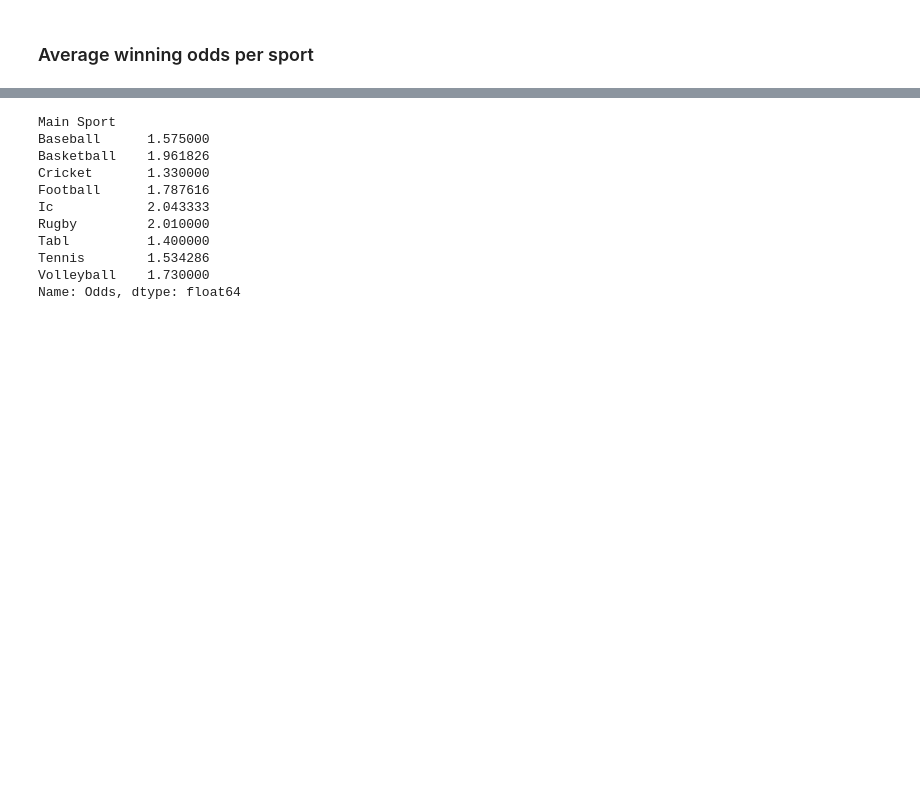
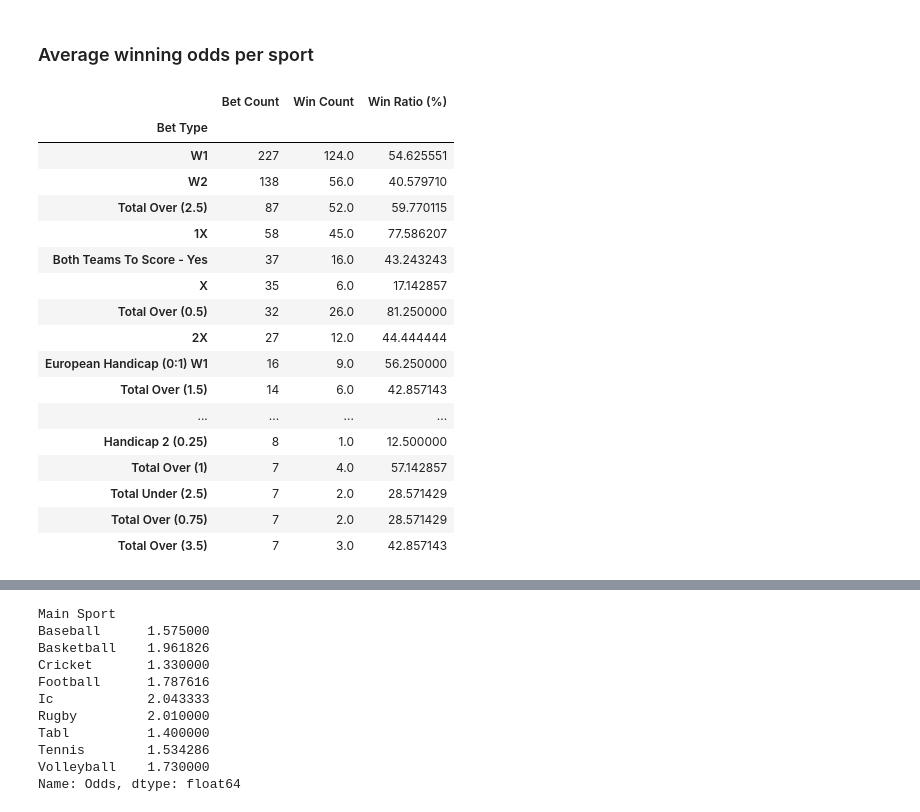
Before and after one commit to namatanda/scrapper, a Jupyter notebook: parser.ipynb, the cells around one changed output, grey strips where cells are left out. Saved outputs shown, nothing was run; the diff lists cells and outputs as text; code cells hidden in the pictures; blank space fills up the shorter version.

```diff
--- a/parser.ipynb
+++ b/parser.ipynb
@@ -123,2 +69,51 @@ win_stats.sort_values('Total Count', ascending=False)
 # %% [markdown]
 ### Average winning odds per sport
+# %%
+def get_bet_type_stats(df, game_type):
+  """
+  Calculates bet type counts, wins, and win ratios for a specific game type.
+
+  Args:
+    df: Pandas DataFrame containing betting data.
+    game_type: String representing the desired game type (e.g., "Football", "Basketball").
+
+  Returns:
+    Pandas DataFrame with bet type counts, wins, and win ratios.
+  """
+
+  # Filter for the specified game type and exclude NaN values in 'Bet Type'
+  df_filtered = df[df['Main Sport'] == game_type].dropna(subset=['Bet Type'])
+
+  # Count the number of bets and wins per bet type
+  bet_type_counts = df_filtered.groupby('Bet Type')['Status'].count()
+  bet_type_wins = df_filtered[df_filtered['Status'] == 'win'].groupby('Bet Type')['Status'].count()
+
+  # Calculate win ratio and combine with counts
+  bet_type_win_ratio = (bet_type_wins / bet_type_counts) * 100
+
+  # Rename columns and combine into DataFrame
+  bet_type_stats = pd.concat([bet_type_counts, bet_type_wins, bet_type_win_ratio], axis=1, keys=['Bet Count', 'Win Count', 'Win Ratio (%)'])
+
+  return bet_type_stats
+# %%
+bb_stats = get_bet_type_stats(df.copy(), "Football")
+bb_stats.sort_values('Bet Count', ascending=False).head(20)
+# %% [output]
+|  | Bet Count | Win Count | Win Ratio (%) |
+| Bet Type |  |  |  |
+| W1 | 227 | 124.0 | 54.625551 |
+| W2 | 138 | 56.0 | 40.579710 |
+| Total Over (2.5) | 87 | 52.0 | 59.770115 |
+| 1X | 58 | 45.0 | 77.586207 |
+| Both Teams To Score - Yes | 37 | 16.0 | 43.243243 |
+| X | 35 | 6.0 | 17.142857 |
+| Total Over (0.5) | 32 | 26.0 | 81.250000 |
+| 2X | 27 | 12.0 | 44.444444 |
+| European Handicap (0:1) W1 | 16 | 9.0 | 56.250000 |
+| Total Over (1.5) | 14 | 6.0 | 42.857143 |
+| ... | ... | ... | ... |
+| Handicap 2 (0.25) | 8 | 1.0 | 12.500000 |
+| Total Over (1) | 7 | 4.0 | 57.142857 |
+| Total Under (2.5) | 7 | 2.0 | 28.571429 |
+| Total Over (0.75) | 7 | 2.0 | 28.571429 |
+| Total Over (3.5) | 7 | 3.0 | 42.857143 |
```
Also changed, not shown: parts of 23 cells of this notebook, 1 other file.
